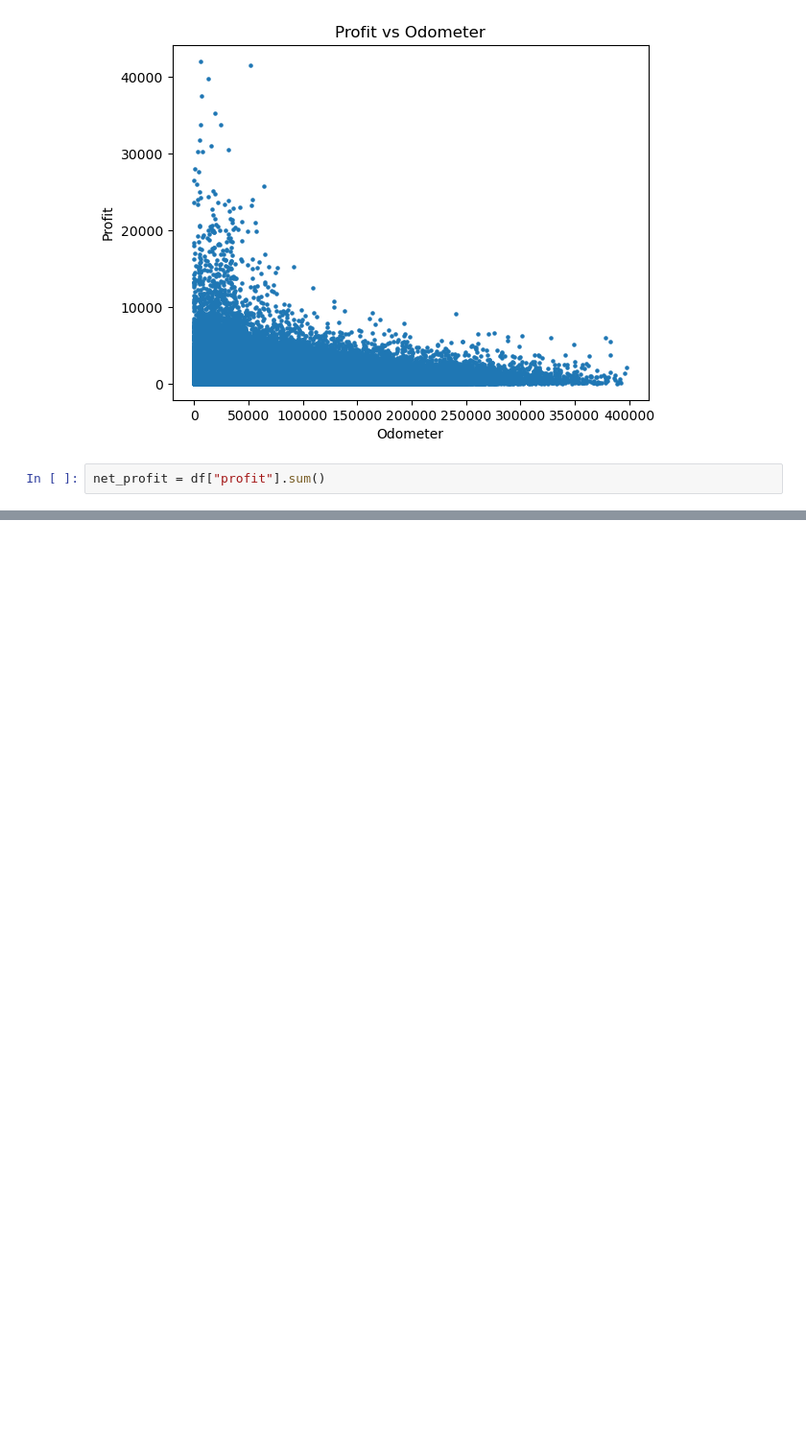
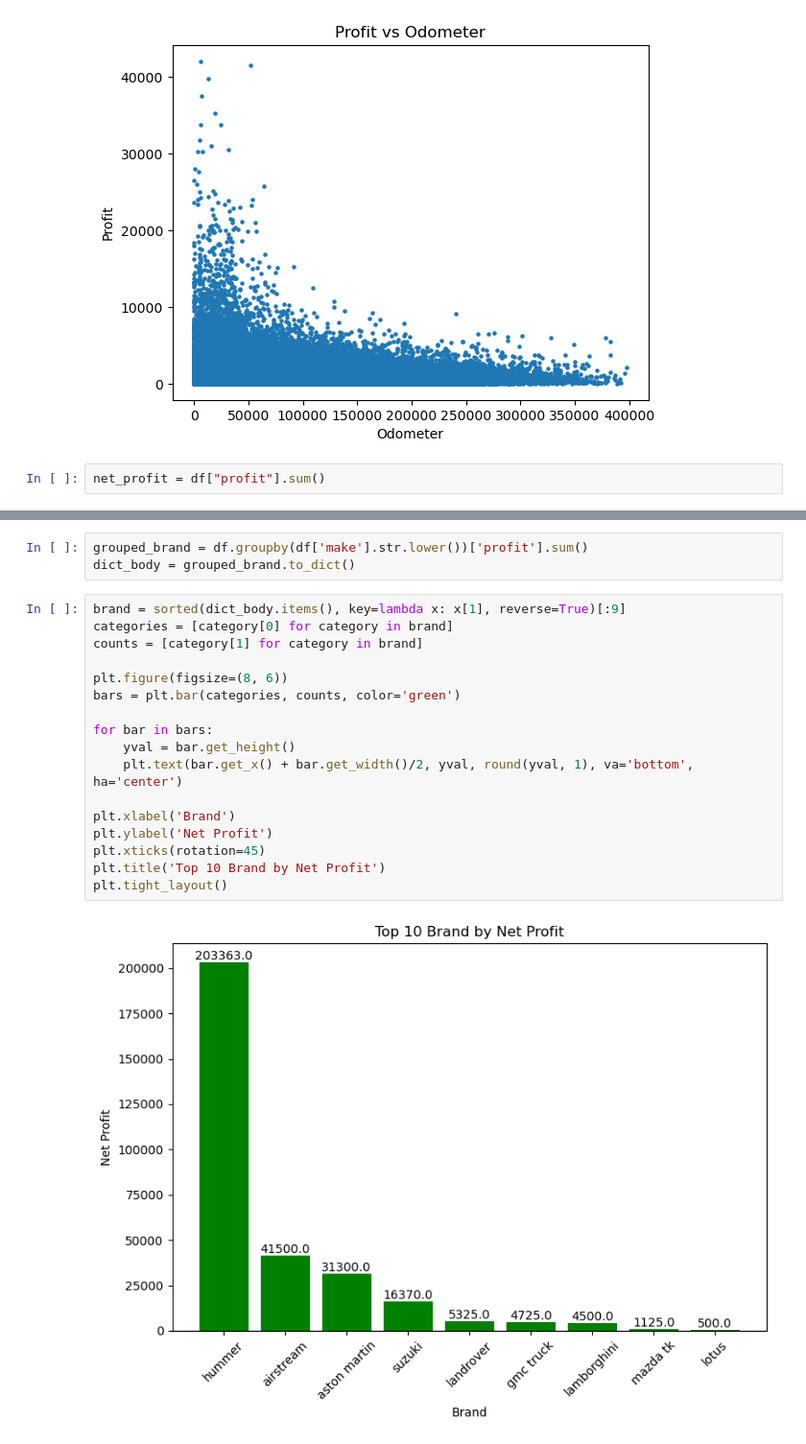
Before and after one commit to hongyuel/data-insights-challenge, a Jupyter notebook: data-1.ipynb, the cells around one changed output, grey strips where cells are left out. Shown at 96% size. Saved outputs shown, nothing was run; the diff lists cells and outputs as text; blank space fills up the shorter version.

```diff
--- a/data-1.ipynb
+++ b/data-1.ipynb
@@ -102,0 +140,22 @@ plt.show()
+# %%
+grouped_brand = df.groupby(df['make'].str.lower())['profit'].sum()
+dict_body = grouped_brand.to_dict()
+# %%
+brand = sorted(dict_body.items(), key=lambda x: x[1], reverse=True)[:9]
+categories = [category[0] for category in brand]
+counts = [category[1] for category in brand]
+
+plt.figure(figsize=(8, 6))
+bars = plt.bar(categories, counts, color='green')
+
+for bar in bars:
+    yval = bar.get_height()
+    plt.text(bar.get_x() + bar.get_width()/2, yval, round(yval, 1), va='bottom', ha='center')
+
+plt.xlabel('Brand')
+plt.ylabel('Net Profit')
+plt.xticks(rotation=45)
+plt.title('Top 10 Brand by Net Profit')
+plt.tight_layout()
+# %% [output]
+[figure, added]
```
Also changed, not shown: parts of 5 cells of this notebook.
